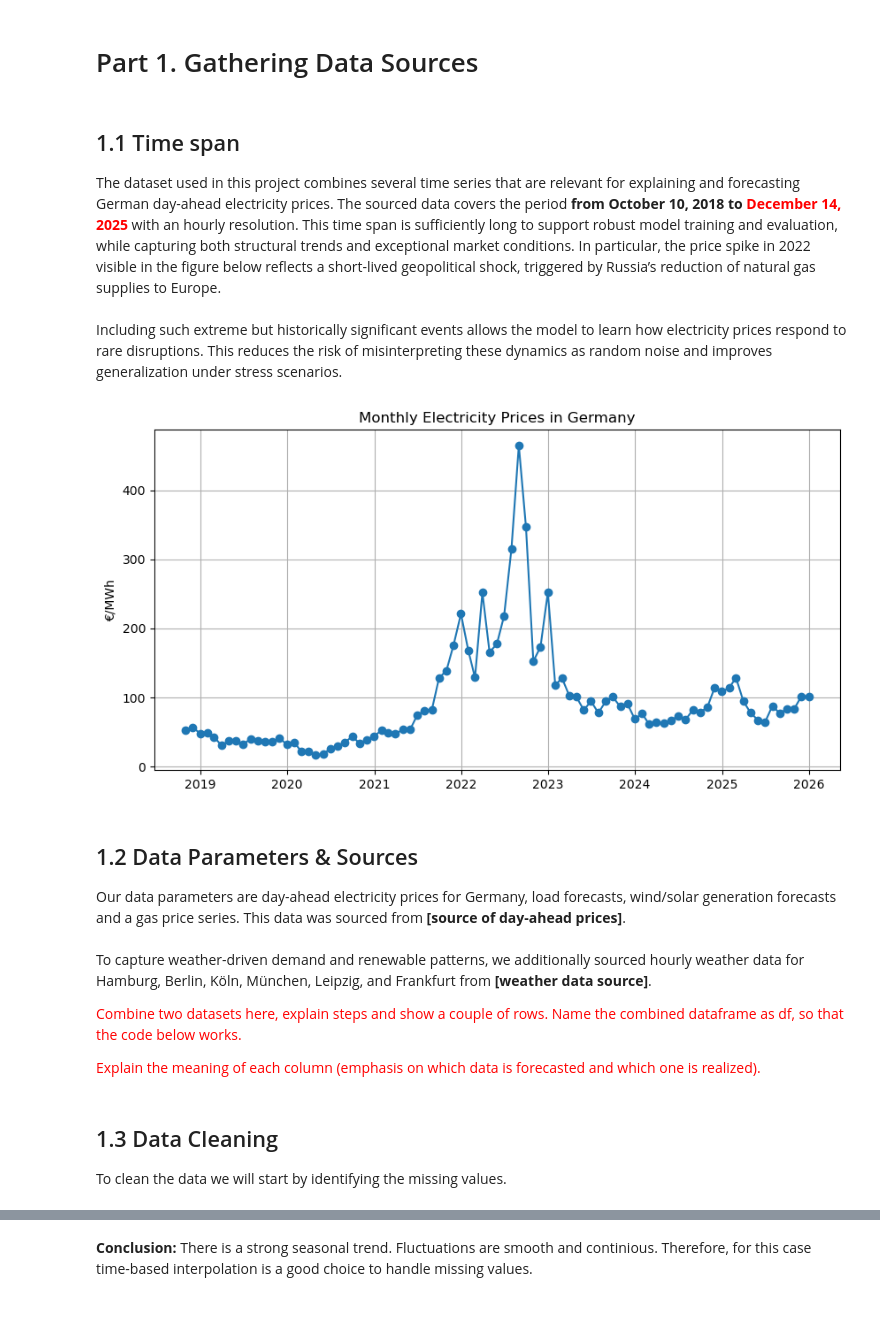
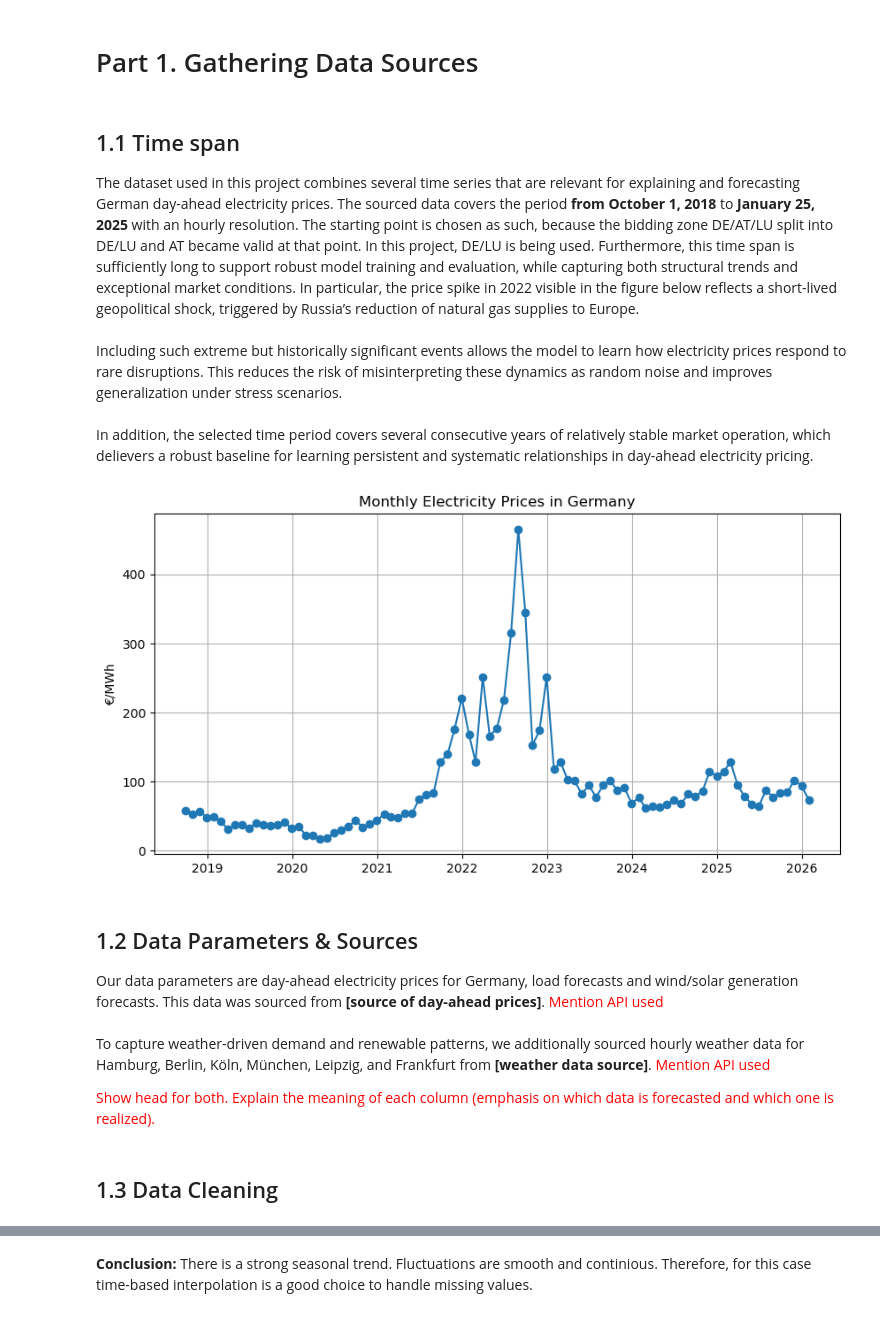
Before and after one commit to vlkkvl/ds_project, a Jupyter notebook: draft_project.ipynb, the cells around one changed output, grey strips where cells are left out. Saved outputs shown, nothing was run; the diff lists cells and outputs as text; code cells hidden in the pictures.

```diff
--- a/draft_project.ipynb
+++ b/draft_project.ipynb
@@ -34,35 +34,39 @@ Models are evaluated with time-aware splits and standard error metrics to ensure
 # Part 1. Gathering Data Sources
 # %% [markdown]
 ## 1.1 Time span
-The dataset used in this project combines several time series that are relevant for explaining and forecasting German day-ahead electricity prices. The sourced data covers the period **from October 10, 2018 to <span style="color: red;">December 14, 2025**</span> with an hourly resolution. This time span is sufficiently long to support robust model training and evaluation, while capturing both structural trends and exceptional market conditions. In particular, the price spike in 2022 visible in the figure below reflects a short-lived geopolitical shock, triggered by Russia’s reduction of natural gas supplies to Europe.\
+The dataset used in this project combines several time series that are relevant for explaining and forecasting German day-ahead electricity prices. The sourced data covers the period **from October 1, 2018** to **January 25, 2025** with an hourly resolution. The starting point is chosen as such, because the bidding zone DE/AT/LU split into DE/LU and AT became valid at that point. In this project, DE/LU is being used. Furthermore, this time span is sufficiently long to support robust model training and evaluation, while capturing both structural trends and exceptional market conditions. In particular, the price spike in 2022 visible in the figure below reflects a short-lived geopolitical shock, triggered by Russia’s reduction of natural gas supplies to Europe.\
 \
-Including such extreme but historically significant events allows the model to learn how electricity prices respond to rare disruptions. This reduces the risk of misinterpreting these dynamics as random noise and improves generalization under stress scenarios.
+Including such extreme but historically significant events allows the model to learn how electricity prices respond to rare disruptions. This reduces the risk of misinterpreting these dynamics as random noise and improves generalization under stress scenarios.\
+\
+In addition, the selected time period covers several consecutive years of relatively stable market operation, which delievers a robust baseline for learning persistent and systematic relationships in day-ahead electricity pricing.
 # %%
 import matplotlib.pyplot as plt
 import pandas as pd
-electricity_prices = pd.read_csv("datasets/smard_data_2018-2025.csv")
-electricity_prices = electricity_prices.set_index('Datum')
-electricity_prices.index = pd.to_datetime(electricity_prices.index,  format="%d.%m.%Y %H:%M")
-electricity_prices.head()
-monthly_prices = electricity_prices["Day-Ahead Preis DE/LU"].resample("ME").mean()
+import pandas as pd
+
+electricity_prices = pd.read_csv("entsoe_forecasts.csv")
+electricity_prices["Date"] = pd.to_datetime(
+    electricity_prices["Date"],
+    utc=True
+)
+
+electricity_prices = electricity_prices.set_index("Date").sort_index()
+
+monthly_prices = electricity_prices["Price_DayAhead"].resample("ME").mean()
 plt.figure(figsize=(10, 5))
 plt.plot(monthly_prices, marker='o')
 plt.title("Monthly Electricity Prices in Germany")
 plt.ylabel("€/MWh")
 plt.grid(True)
 plt.show()
 # %% [output]
-[figure, old version]
+[figure, new version]
 # %% [markdown]
 ## 1.2 Data Parameters & Sources
-Our data parameters are day-ahead electricity prices for Germany, load forecasts, wind/solar generation forecasts and a gas price series. This data was sourced from **[source of day-ahead prices]**.\
+Our data parameters are day-ahead electricity prices for Germany, load forecasts and wind/solar generation forecasts. This data was sourced from **[source of day-ahead prices]**. <span style="color: red;">Mention API used</span>\
 \
-To capture weather-driven demand and renewable patterns, we additionally sourced hourly weather data for Hamburg, Berlin, Köln, München, Leipzig, and Frankfurt from **[weather data source]**.
+To capture weather-driven demand and renewable patterns, we additionally sourced hourly weather data for Hamburg, Berlin, Köln, München, Leipzig, and Frankfurt from **[weather data source]**. <span style="color: red;">Mention API used</span>
 
-<span style="color: red;">Combine two datasets here, explain steps and show a couple of rows. Name the combined dataframe as df, so that the code below works.</span>
-
-<span style="color: red;">Explain the meaning of each column (emphasis on which data is forecasted and which one is realized). </span>
+<span style="color: red;">Show head for both. Explain the meaning of each column (emphasis on which data is forecasted and which one is realized). </span>
 # %% [markdown]
 ## 1.3 Data Cleaning
-
-To clean the data we will start by identifying the missing values.
```
Also changed, not shown: parts of 34 cells of this notebook, 4 other files.
